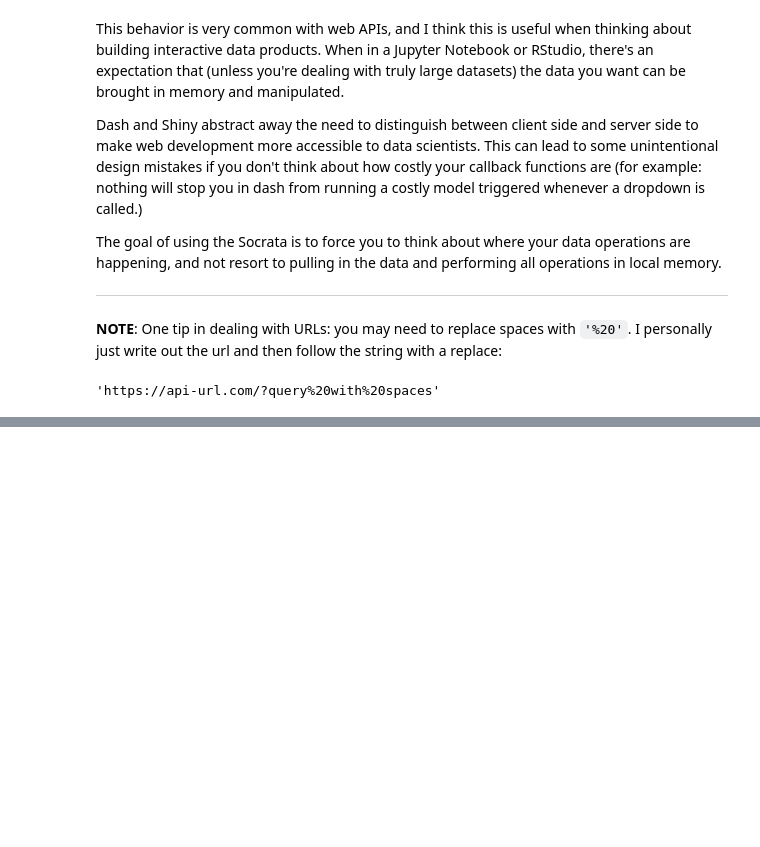
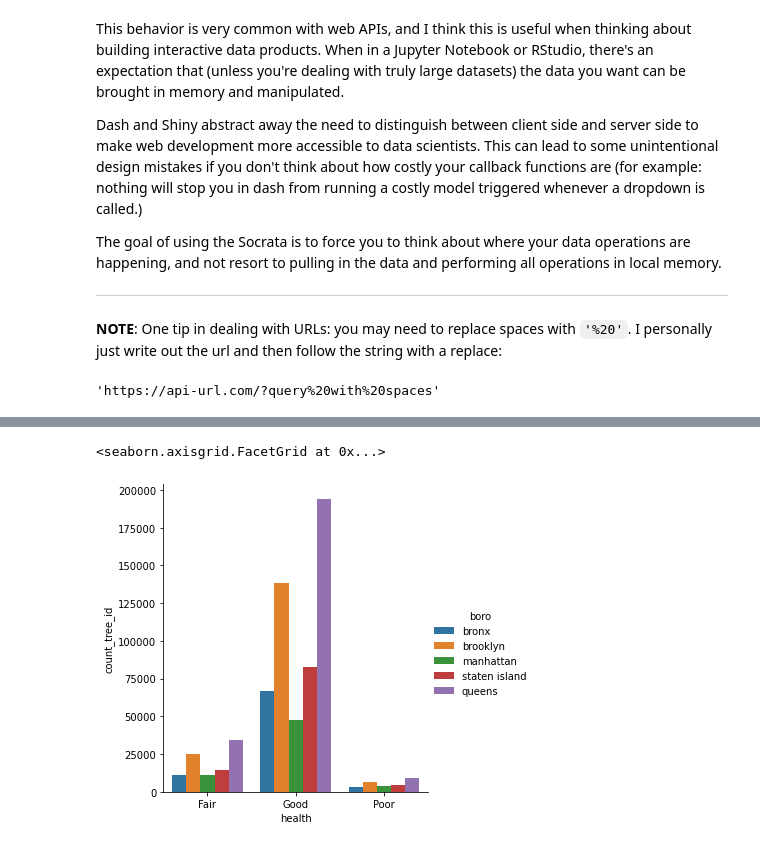
Before and after one commit to palmorezm/msds, a Jupyter notebook: 608/Mod4/module4.ipynb, the cells around one changed output, grey strips where cells are left out. Drawn from its saved outputs; the diff is of its cells as text; code cells hidden in the pictures; blank space fills up the shorter version.

```diff
--- a/608/Mod4/module4.ipynb
+++ b/608/Mod4/module4.ipynb
@@ -116,0 +161,40 @@ The goal of using the Socrata is to force you to think about where your data ope
+# %%
+# Bronx
+soql_url1 = ('https://data.cityofnewyork.us/resource/nwxe-4ae8.json?' +\
+        '$select=health, count(tree_id)' +\
+        '&$where=boroname=\'Bronx\'' +\
+        '&$group=health').replace(' ', '%20')
+bronx = pd.read_json(soql_url1)
+# Brooklyn
+soql_url2 = ('https://data.cityofnewyork.us/resource/nwxe-4ae8.json?' +\
+        '$select=health, count(tree_id)' +\
+        '&$where=boroname=\'Brooklyn\'' +\
+        '&$group=health').replace(' ', '%20')
+brooklyn = pd.read_json(soql_url2)
+# Manhattan
+soql_url3 = ('https://data.cityofnewyork.us/resource/nwxe-4ae8.json?' +\
+        '$select=health, count(tree_id)' +\
+        '&$where=boroname=\'Manhattan\'' +\
+        '&$group=health').replace(' ', '%20')
+manhattan = pd.read_json(soql_url3)
+# Staten Island
+soql_url4 = ('https://data.cityofnewyork.us/resource/nwxe-4ae8.json?' +\
+        '$select=health, count(tree_id)' +\
+        '&$where=boroname=\'Staten Island\'' +\
+        '&$group=health').replace(' ', '%20')
+staten = pd.read_json(soql_url4)
+# Queens
+soql_url5 = ('https://data.cityofnewyork.us/resource/nwxe-4ae8.json?' +\
+        '$select=health, count(tree_id)' +\
+        '&$where=boroname=\'Queens\'' +\
+        '&$group=health').replace(' ', '%20')
+queens = pd.read_json(soql_url5)
+# Set boro for each borough
+bronx["boro"] = "bronx"
+brooklyn["boro"] = "brooklyn"
+manhattan["boro"] = "manhattan"
+staten["boro"] = "staten island"
+queens["boro"] = "queens"
+# Combine
+frames = [bronx, brooklyn, manhattan, staten, queens]
+borotreehealth = pd.concat(frames)
@@ -116,0 +215,5 @@ The goal of using the Socrata is to force you to think about where your data ope
+# %%
+sns.catplot(x = "health", y = "count_tree_id", hue = "boro", kind="bar", data = borotreehealth)
+# %% [output]
+<seaborn.axisgrid.FacetGrid at 0x...>
+[figure, added]
```
Also changed, not shown: parts of 17 cells of this notebook.
